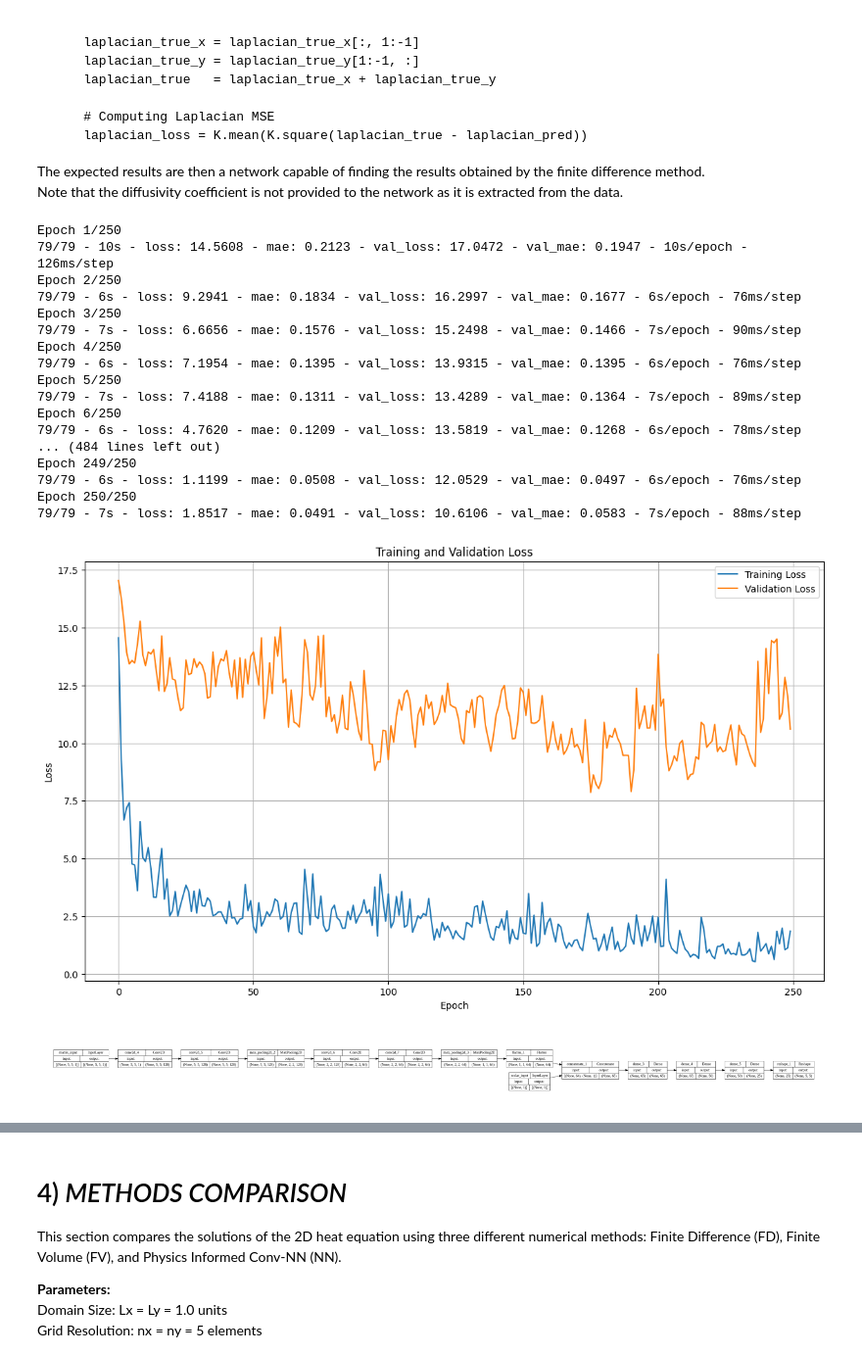
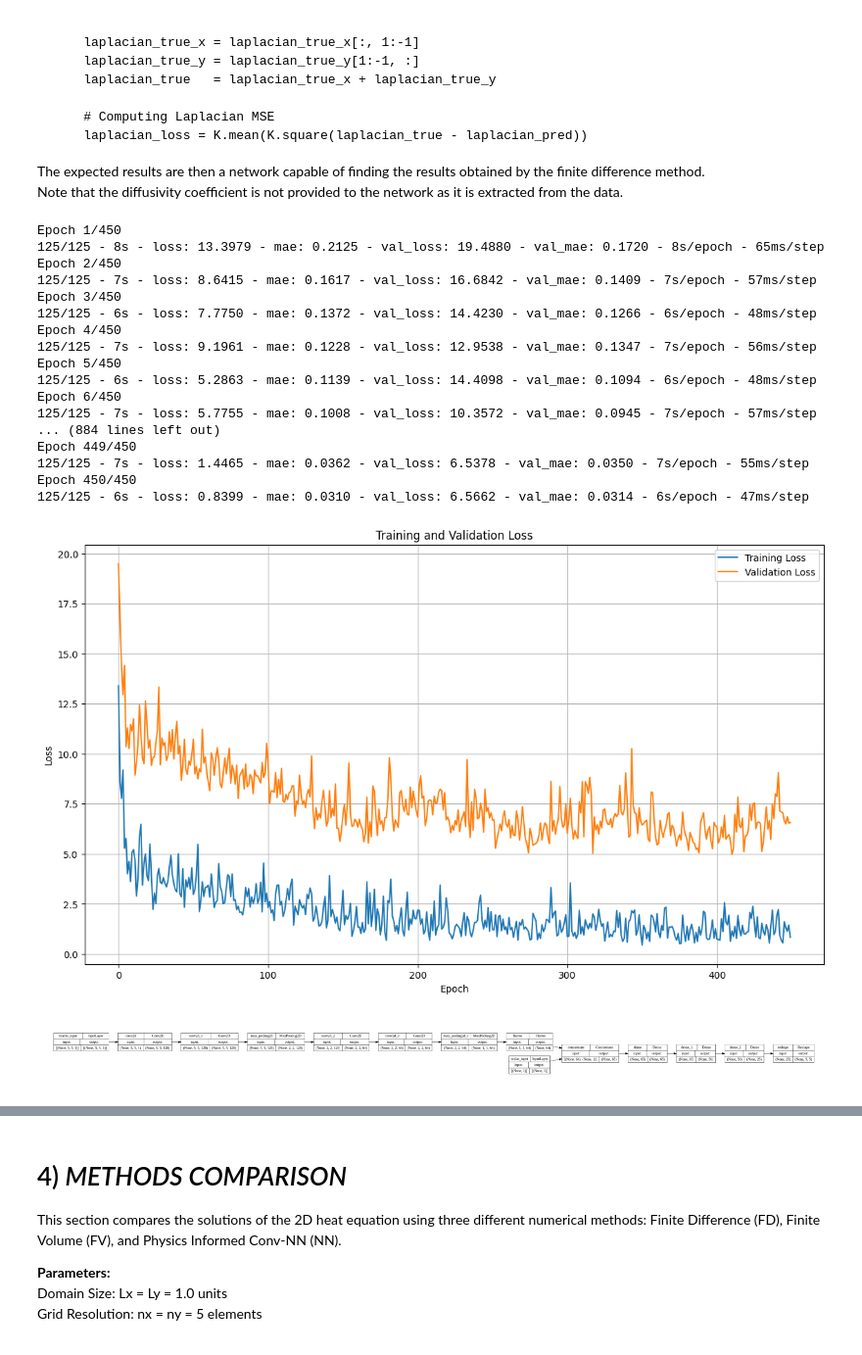
Before and after one commit to GirolamoOddo/AppliedMath_Notebooks, a Jupyter notebook: 2D_Solvers_for_HeatEquation.ipynb, the cells around one changed output, grey strips where cells are left out. Shown at 98% size. Cells and saved outputs as stored; diff of their text form; code cells hidden in the pictures.

```diff
--- a/2D_Solvers_for_HeatEquation.ipynb
+++ b/2D_Solvers_for_HeatEquation.ipynb
@@ -221,7 +224,7 @@ def plot_loss(history):
     plt.grid(True)
     plt.show()
 
-def generate_data(iteration = 10000, IC = None, total_steps = None, debug_plot=False):
+def generate_data(iteration = 8000, IC = None, total_steps = None, debug_plot=False):
 
     x = np.zeros((iteration, 5, 5))
     y = np.zeros((iteration, 5, 5))
@@ -236,20 +239,19 @@ def generate_data(iteration = 10000, IC = None, total_steps = None, debug_plot=F
 
         T0 = np.zeros((nx +2, ny +2))
 
-        if idx % 50 == 0:
-           h = np.random.randint(100, size=(25))
-           T0 = np.array([[0.,    0.,    0.,    0.,    0.,    0.,  0.],
-                          [0.,  h[0],  h[1],  h[2],  h[3],  h[4],  0.],
-                          [0.,  h[5],  h[6],  h[7],  h[8],  h[9],  0.],
-                          [0., h[10], h[11], h[12], h[13], h[14],  0.],
-                          [0., h[15], h[16], h[17], h[18], h[19],  0.],
-                          [0., h[20], h[21], h[22], h[23], h[24],  0.],
-                          [0.,    0.,    0.,    0.,    0.,    0.,  0.]
-                         ])
-
+        h = (np.random.randint(6, size=(25)) / 5) * 100  #6 is excluded, max value is 5
+        if idx % 20 == 0:
+            T0 =    np.array([[0.,    0.,    0.,    0.,    0.,    0.,  0.],
+                              [0.,  h[0],  h[1],  h[2],  h[3],  h[4],  0.],
+                              [0.,  h[5],  h[6],  h[7],  h[8],  h[9],  0.],
+                              [0., h[10], h[11], h[12], h[13], h[14],  0.],
+                              [0., h[15], h[16], h[17], h[18], h[19],  0.],
+                              [0., h[20], h[21], h[22], h[23], h[24],  0.],
+                              [0.,    0.,    0.,    0.,    0.,    0.,  0.]
+                             ])
         else:
-           T0[int(np.random.uniform() + np.random.uniform() / dx +1):int(1 / dx +1),
-              int(np.random.uniform() + np.random.uniform() / dy +1):int(1 / dy +1)] = 100
+            T0[int(np.random.uniform() + np.random.uniform() / dx +1):int(1 / dx +1),
+               int(np.random.uniform() + np.random.uniform() / dy +1):int(1 / dy +1)] = 100
 
 
         if IC is None:
@@ -319,7 +321,7 @@ combined_input = layers.concatenate([flatten_layer, scalar_input])
 dense_layer1  = layers.Dense(65, activation='tanh')(combined_input)
 dense_layer2  = layers.Dense(50, activation='tanh')(dense_layer1)
 
-output_dense = layers.Dense(25,  activation='tanh')(dense_layer2)
+output_dense = layers.Dense(25,  activation='elu')(dense_layer2)
 final_output = layers.Reshape((5, 5))(output_dense)
 
 #-------------------------------------------------------------------------------
@@ -378,50 +380,50 @@ def custom_loss(y_true, y_pred):
 #-------------------------------------------------------------------------------
 # MODEL TRAINING - TESTING
 
 heat_solver = tf.keras.Model(inputs=[matrix_input, scalar_input], outputs=final_output, name="heat_solver")
 heat_solver.compile(optimizer='adam', loss=custom_loss, metrics=['mae'])
 
-history = heat_solver.fit([x_data_train, t_train], y_data_train, validation_data=([x_data_valid, t_valid], y_data_valid), epochs=250, batch_size=128, verbose=2)
+history = heat_solver.fit([x_data_train, t_train], y_data_train, validation_data=([x_data_valid, t_valid], y_data_valid), epochs=450, batch_size=64, verbose=2)
 plot_loss(history)
 
 heat_solver.save("HE_model.h5")
 plot_model(heat_solver, to_file='HE_model_plot.png', show_shapes=True, show_layer_names=True, rankdir='LR')
 plt.figure(dpi=300)
 img = plt.imread('HE_model_plot.png')
 plt.imshow(img)
 plt.axis('off')
 plt.show()
 
 x_data_test, y_data_test, t_test= generate_data(iteration = 1)
 loss = heat_solver.evaluate([x_data_test, t_test], y_data_test)
 print("Loss on Validation:", loss)
 
 predicted_T = heat_solver.predict([x_data_test, t_test])
 print(predicted_T)
 print(y_data_test)
 print(predicted_T - y_data_test)
 
 #-------------------------------------------------------------------------------
 
 
 V0 = 0
 # %% [output]
-Epoch 1/250
-79/79 - 10s - loss: 14.5608 - mae: 0.2123 - val_loss: 17.0472 - val_mae: 0.1947 - 10s/epoch - 126ms/step
-Epoch 2/250
-79/79 - 6s - loss: 9.2941 - mae: 0.1834 - val_loss: 16.2997 - val_mae: 0.1677 - 6s/epoch - 76ms/step
-Epoch 3/250
-79/79 - 7s - loss: 6.6656 - mae: 0.1576 - val_loss: 15.2498 - val_mae: 0.1466 - 7s/epoch - 90ms/step
-Epoch 4/250
-79/79 - 6s - loss: 7.1954 - mae: 0.1395 - val_loss: 13.9315 - val_mae: 0.1395 - 6s/epoch - 76ms/step
-Epoch 5/250
-79/79 - 7s - loss: 7.4188 - mae: 0.1311 - val_loss: 13.4289 - val_mae: 0.1364 - 7s/epoch - 89ms/step
-Epoch 6/250
-79/79 - 6s - loss: 4.7620 - mae: 0.1209 - val_loss: 13.5819 - val_mae: 0.1268 - 6s/epoch - 78ms/step
-... (484 lines left out)
-Epoch 249/250
-79/79 - 6s - loss: 1.1199 - mae: 0.0508 - val_loss: 12.0529 - val_mae: 0.0497 - 6s/epoch - 76ms/step
-Epoch 250/250
-79/79 - 7s - loss: 1.8517 - mae: 0.0491 - val_loss: 10.6106 - val_mae: 0.0583 - 7s/epoch - 88ms/step
+Epoch 1/450
+125/125 - 8s - loss: 13.3979 - mae: 0.2125 - val_loss: 19.4880 - val_mae: 0.1720 - 8s/epoch - 65ms/step
+Epoch 2/450
+125/125 - 7s - loss: 8.6415 - mae: 0.1617 - val_loss: 16.6842 - val_mae: 0.1409 - 7s/epoch - 57ms/step
+Epoch 3/450
+125/125 - 6s - loss: 7.7750 - mae: 0.1372 - val_loss: 14.4230 - val_mae: 0.1266 - 6s/epoch - 48ms/step
+Epoch 4/450
+125/125 - 7s - loss: 9.1961 - mae: 0.1228 - val_loss: 12.9538 - val_mae: 0.1347 - 7s/epoch - 56ms/step
+Epoch 5/450
+125/125 - 6s - loss: 5.2863 - mae: 0.1139 - val_loss: 14.4098 - val_mae: 0.1094 - 6s/epoch - 48ms/step
+Epoch 6/450
+125/125 - 7s - loss: 5.7755 - mae: 0.1008 - val_loss: 10.3572 - val_mae: 0.0945 - 7s/epoch - 57ms/step
+... (884 lines left out)
+Epoch 449/450
+125/125 - 7s - loss: 1.4465 - mae: 0.0362 - val_loss: 6.5378 - val_mae: 0.0350 - 7s/epoch - 55ms/step
+Epoch 450/450
+125/125 - 6s - loss: 0.8399 - mae: 0.0310 - val_loss: 6.5662 - val_mae: 0.0314 - 6s/epoch - 47ms/step
-[figure, old version]
+[figure, new version]
 [figure]
```
Also changed, not shown: parts of 4 cells of this notebook.
